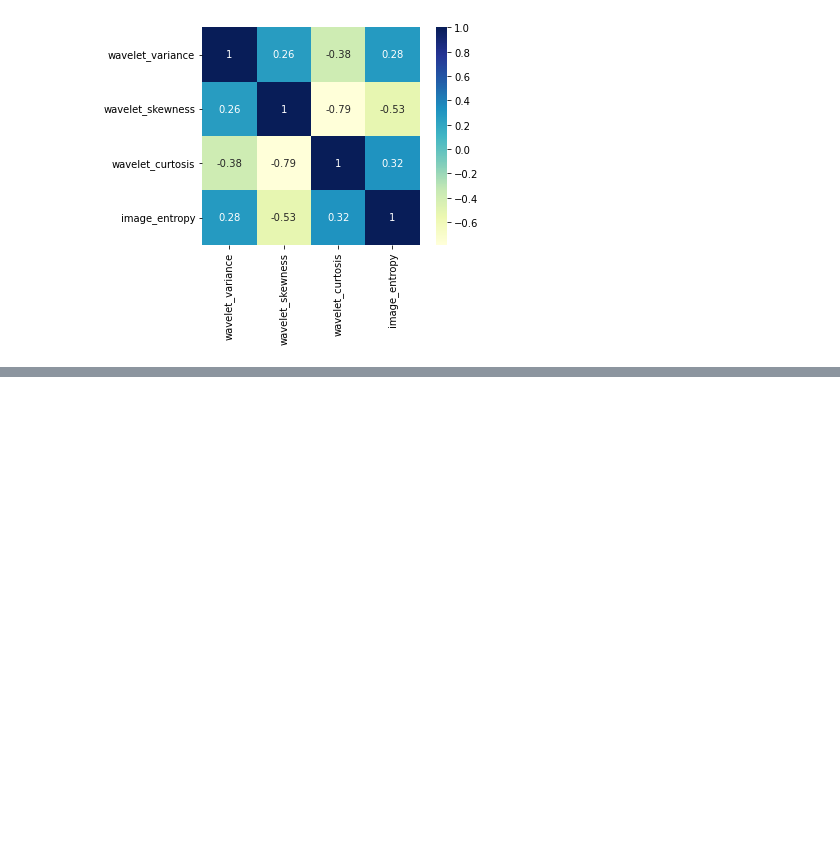
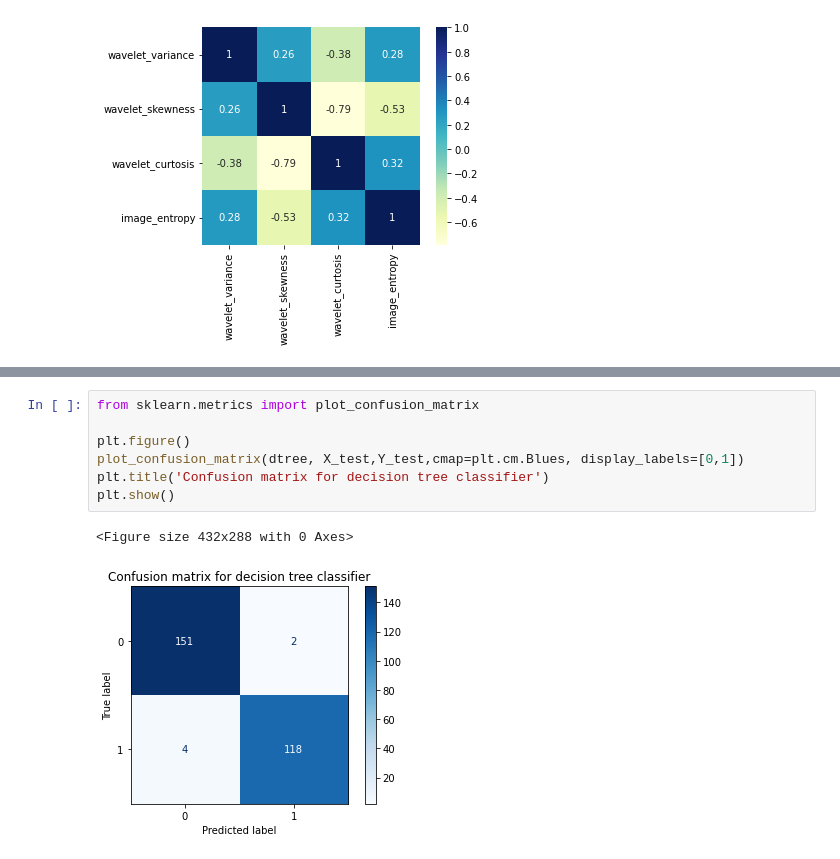
Before and after one commit to saharsolt/Machine_Learning_Python, a Jupyter notebook: DecisionTreeClassification.ipynb, the cells around one changed output, grey strips where cells are left out. Drawn from its saved outputs; the diff is of its cells as text; blank space fills up the shorter version.

```diff
--- a/DecisionTreeClassification.ipynb
+++ b/DecisionTreeClassification.ipynb
@@ -119,0 +159,10 @@ plt.show()
+# %%
+from sklearn.metrics import plot_confusion_matrix
+
+plt.figure()
+plot_confusion_matrix(dtree, X_test,Y_test,cmap=plt.cm.Blues, display_labels=[0,1])
+plt.title('Confusion matrix for decision tree classifier')
+plt.show()
+# %% [output]
+<Figure size 432x288 with 0 Axes>
+[figure, added]
```
Also changed, not shown: parts of 7 cells of this notebook, 1 other file.
